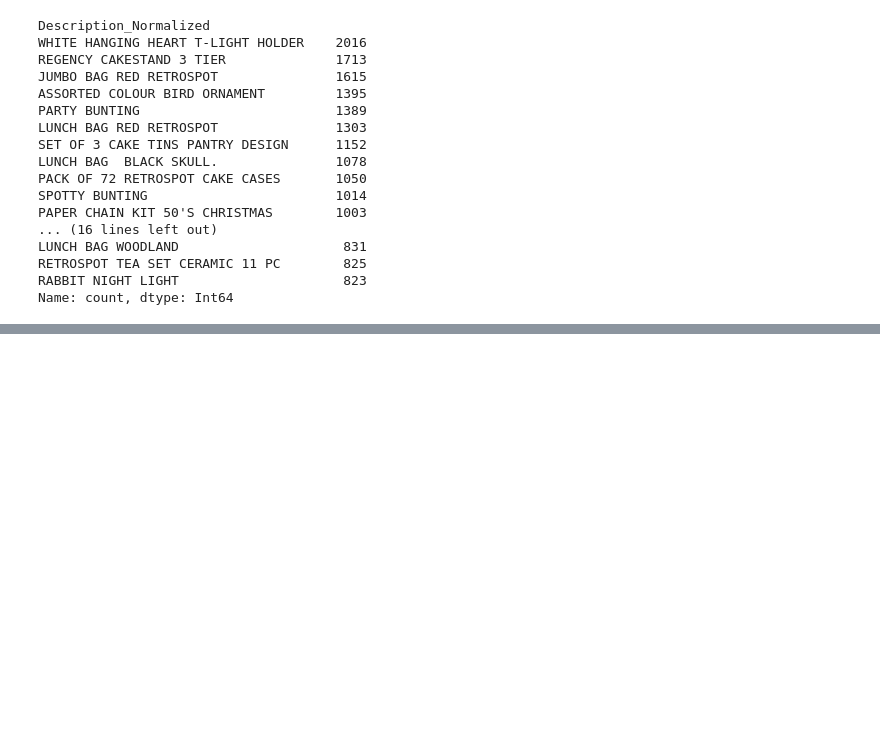
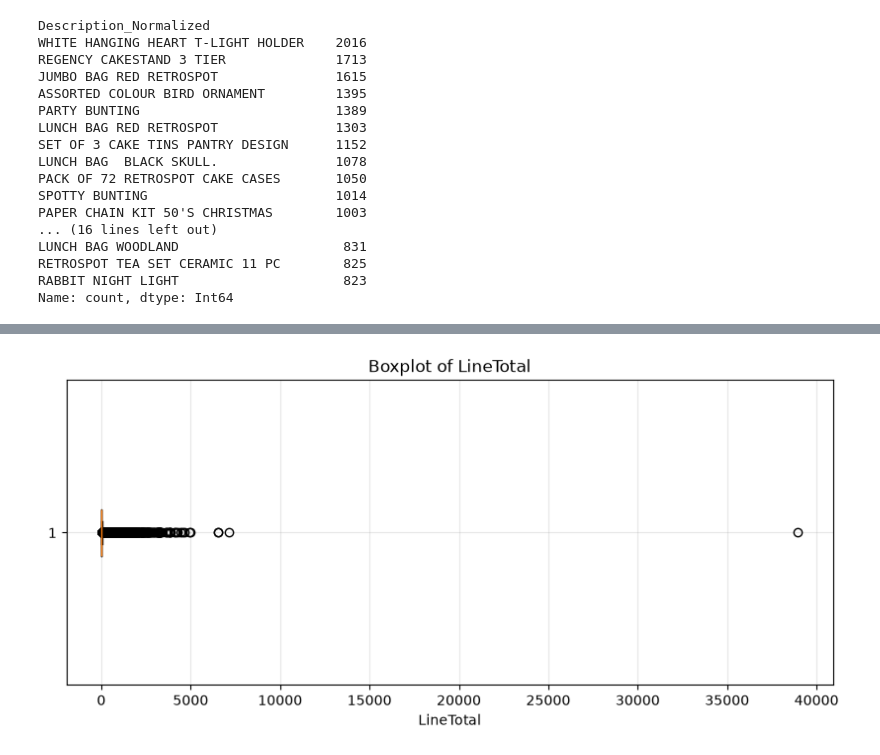
Before and after one commit to YaldaAhmadian/Online-Shop, a Jupyter notebook: 002.DataPrepration/DataPrepration.ipynb, the cells around one changed output, grey strips where cells are left out. Saved outputs shown, nothing was run; the diff lists cells and outputs as text; code cells hidden in the pictures; blank space fills up the shorter version.

```diff
--- a/002.DataPrepration/DataPrepration.ipynb
+++ b/002.DataPrepration/DataPrepration.ipynb
@@ -2270,0 +2825,22 @@ Name: count, dtype: Int64
+# %%
+confirmed_cancelled_pairs = {
+    ("541431", "23166"),
+    ("581483", "23843")
+}
+
+invoice_stock_pairs = pd.Series(
+    list(zip(
+        valid_purchase["InvoiceNo"].astype("string"),
+        valid_purchase["StockCode"].astype("string")
+    )),
+    index=valid_purchase.index
+)
+
+keep_mask = ~invoice_stock_pairs.isin(
+    confirmed_cancelled_pairs
+)
+
+valid_purchase = valid_purchase.loc[keep_mask].copy()
+
+print("Updated Valid Purchase Shape:", valid_purchase.shape)
+print("Removed Fully Cancelled Purchase Lines:", (~keep_mask).sum())
@@ -2270,0 +3069,15 @@ Name: count, dtype: Int64
+# %%
+plt.figure(figsize=(10, 4))
+
+plt.boxplot(
+    valid_purchase["LineTotal"],
+    vert=False
+)
+
+plt.title("Boxplot of LineTotal")
+plt.xlabel("LineTotal")
+plt.grid(alpha=0.3)
+
+plt.show()
+# %% [output]
+[figure, added]
```
Also changed, not shown: parts of 169 cells of this notebook, 2 other files.
